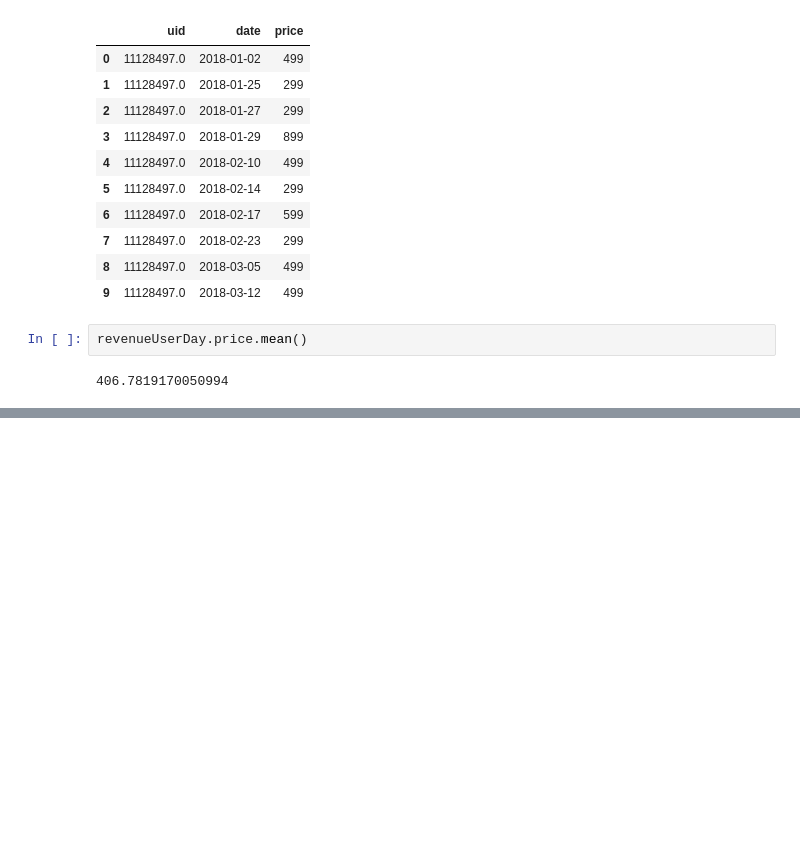
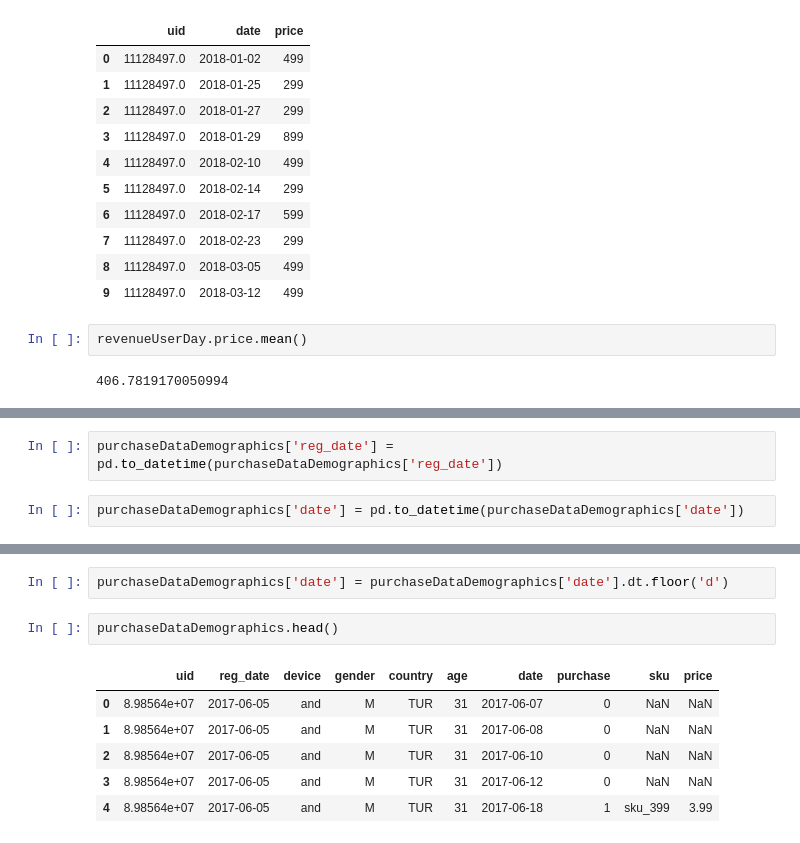
Before and after one commit to sushant2811/customerAnalyticsWithA-BTesting, a Jupyter notebook: customerAnalyticsWithA-BTesting.ipynb, the cells around one changed output, grey strips where cells are left out. Drawn from its saved outputs; the diff is of its cells as text; blank space fills up the shorter version.

```diff
--- a/customerAnalyticsWithA-BTesting.ipynb
+++ b/customerAnalyticsWithA-BTesting.ipynb
@@ -526,0 +593,4 @@ revenueUserDay.price.mean()
+# %%
+purchaseDataDemographics['reg_date'] = pd.to_datetime(purchaseDataDemographics['reg_date'])
+# %%
+purchaseDataDemographics['date'] = pd.to_datetime(purchaseDataDemographics['date'])
@@ -526,0 +615,11 @@ revenueUserDay.price.mean()
+# %%
+purchaseDataDemographics['date'] = purchaseDataDemographics['date'].dt.floor('d')
+# %%
+purchaseDataDemographics.head()
+# %% [output]
+|  | uid | reg_date | device | gender | country | age | date | purchase | sku | price |
+| 0 | 8.98564e+07 | 2017-06-05 | and | M | TUR | 31 | 2017-06-07 | 0 | NaN | NaN |
+| 1 | 8.98564e+07 | 2017-06-05 | and | M | TUR | 31 | 2017-06-08 | 0 | NaN | NaN |
+| 2 | 8.98564e+07 | 2017-06-05 | and | M | TUR | 31 | 2017-06-10 | 0 | NaN | NaN |
+| 3 | 8.98564e+07 | 2017-06-05 | and | M | TUR | 31 | 2017-06-12 | 0 | NaN | NaN |
+| 4 | 8.98564e+07 | 2017-06-05 | and | M | TUR | 31 | 2017-06-18 | 1 | sku_399 | 3.99 |
```
Also changed, not shown: parts of 14 cells of this notebook.
